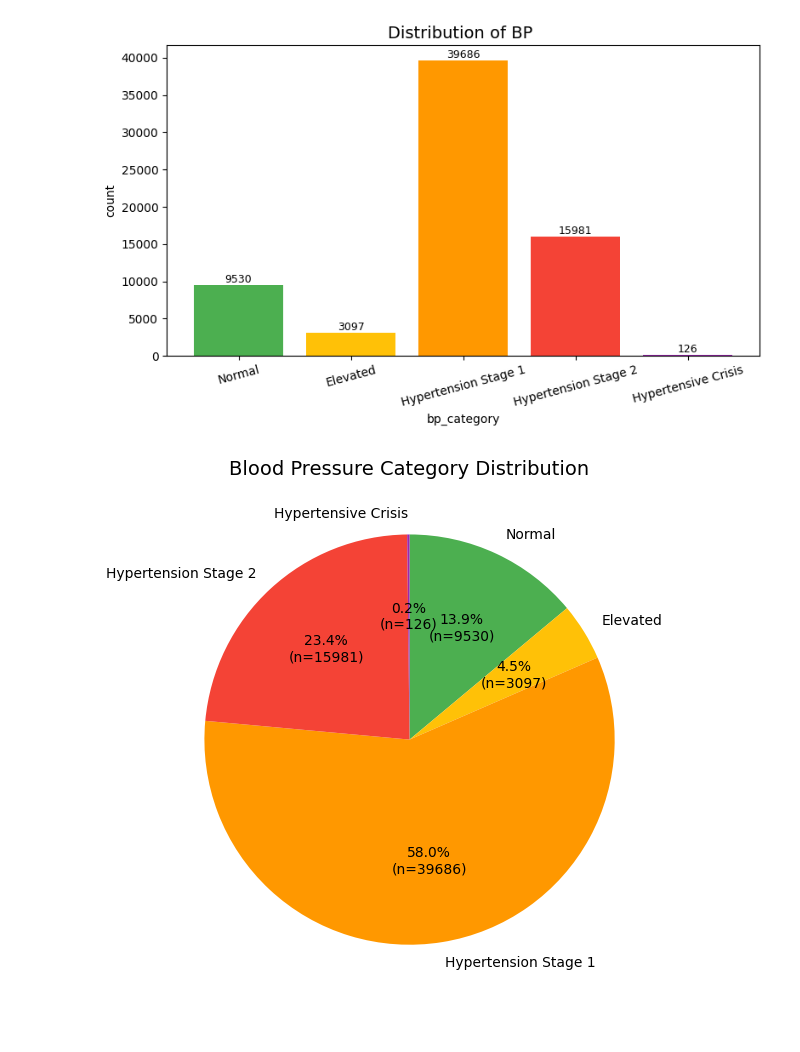
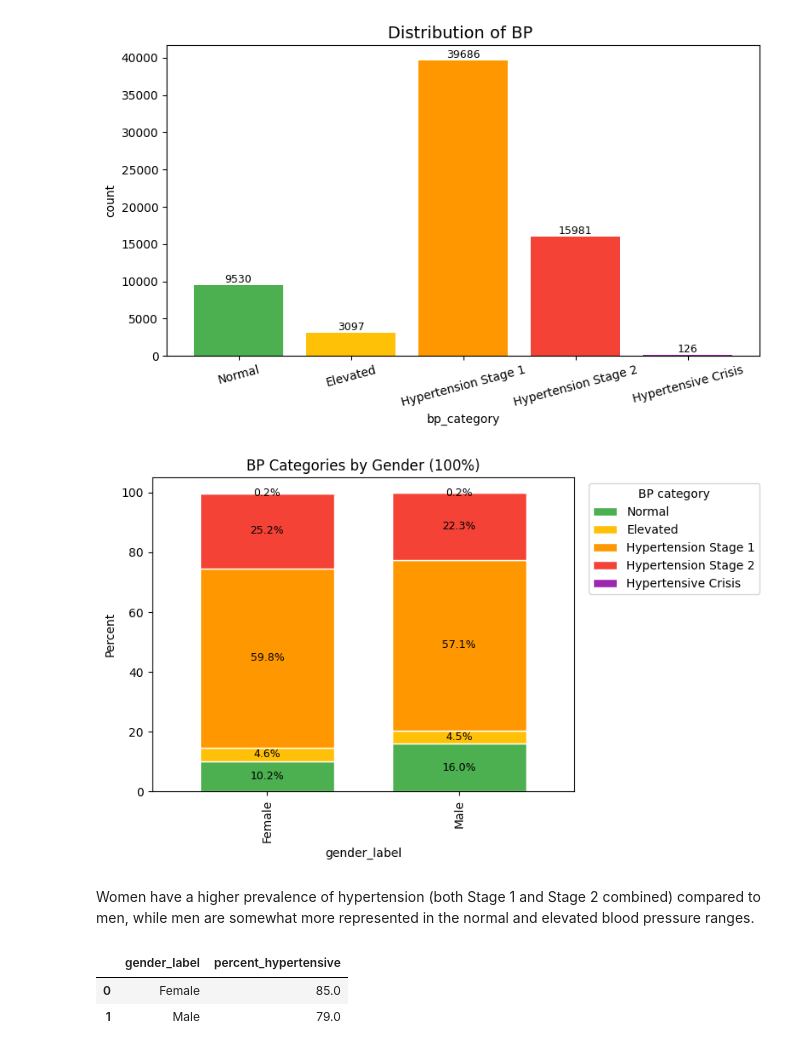
Before and after one commit to lizabguercho/DI_Final_Project_CVD, a Jupyter notebook: Final_project.ipynb, the cells around one changed output. Drawn from its saved outputs; the diff is of its cells as text; code cells hidden in the pictures.

```diff
--- a/Final_project.ipynb
+++ b/Final_project.ipynb
@@ -551,11 +505,32 @@ bp_counts2 = bp_counts2.sort_values("bp_category")
 plot_bar2(bp_counts2,"bp_category","count",title ="Distribution of BP ", color = bp_colors,rotation = 15)
 # %% [output]
 [figure]
-# %%
-# Just reindex inside the plotting call:
-df_temp = df_clean.copy()
-df_temp["bp_category"] = pd.Categorical(df_temp["bp_category"], categories=bp_order, ordered=True)
-
-plot_pie(df_temp, "bp_category", title="Blood Pressure Category Distribution", colors=bp_colors)
-# %% [output]
-[figure, removed]
+# %%
+ct = pd.crosstab(df_clean["gender_label"],
+                 pd.Categorical(df_clean["bp_category"], categories=bp_order, ordered=True),
+                 normalize="index") * 100
+
+ax = ct.plot(kind="bar", stacked=True, figsize=(8,5), color=bp_colors, edgecolor="white", width=0.7)
+for container in ax.containers:
+    ax.bar_label(container, fmt="%.1f%%", label_type="center", fontsize=9, color="black")
+plt.ylabel("Percent"); plt.title("BP Categories by Gender (100%)")
+plt.legend(title="BP category", bbox_to_anchor=(1.02,1), loc="upper left")
+plt.tight_layout(); plt.show()
+# %% [output]
+[figure, added]
+# %% [markdown]
+Women have a higher prevalence of hypertension (both Stage 1 and Stage 2 combined) compared to men,
+while men are somewhat more represented in the normal and elevated blood pressure ranges.
+# %%
+df_clean["is_hypertensive"] = df_clean["bp_category"].isin(
+    ["Hypertension Stage 1", "Hypertension Stage 2"]
+)
+hypertension_rate = (
+    df_clean.groupby("gender_label")["is_hypertensive"]
+    .mean().round(2) * 100
+).reset_index(name="percent_hypertensive")
+hypertension_rate
+# %% [output]
+|  | gender_label | percent_hypertensive |
+| 0 | Female | 85.0 |
+| 1 | Male | 79.0 |
```
Also changed, not shown: parts of 21 cells of this notebook, 1 other file.
